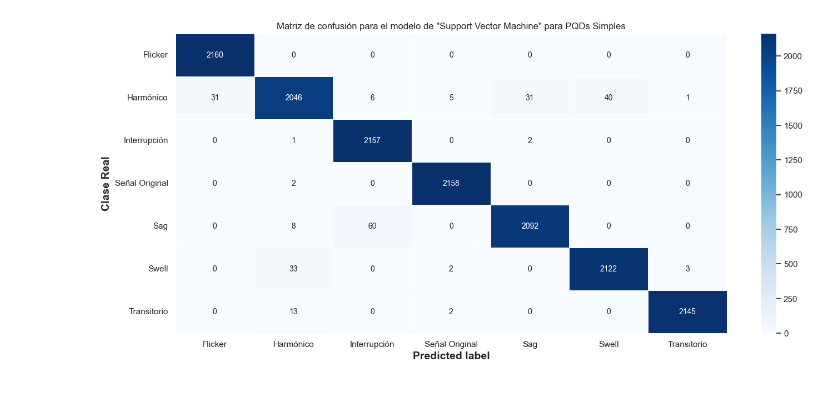
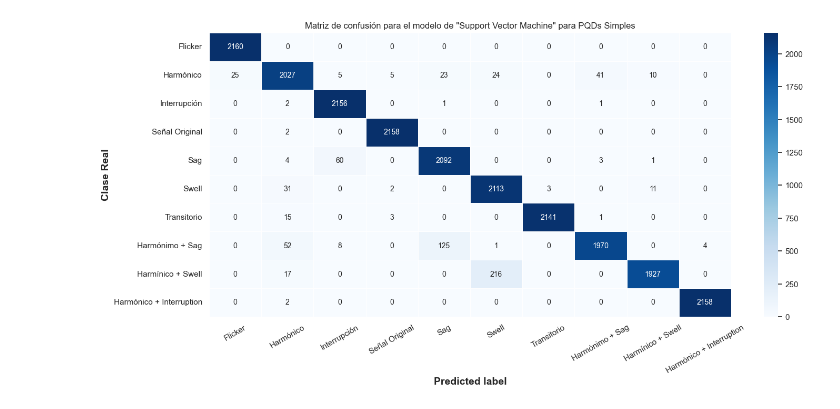
Before and after one commit to SAguadoG/TesisSergioAguado, a Jupyter notebook: SVM_Script.ipynb, the cells around one changed output. Cells and saved outputs as stored; diff of their text form; code cells hidden in the pictures.

```diff
--- a/SVM_Script.ipynb
+++ b/SVM_Script.ipynb
@@ -46,6 +46,9 @@ def load_signal(data_path):
         "sag_signals": 4,
         "swell_signals": 5,
         "transient_signals": 6,
+        "harmonic_sag_signals": 7,
+        "harmonic_swell_signals": 8,
+        "Harmonic_interruption_signals": 9,
     }
 
     # Inicialización de listas para características y etiquetas
@@ -172,23 +192,23 @@ weighted avg       0.98      0.98      0.98     15120
 # %%
 # Se tiene que haber cargado "confusion_matrix" desde scikit_Learn
 matrix = confusion_matrix(y_test, predicciones)
 
 # La mejor dimensión que he encontrado para que se muestre es 16x7, menor se solapan los nombres
 plt.figure(figsize=(16,7))
 # Simplemente dejar la escala de la fuente en un número que no sea demasiado grande
 sns.set(font_scale=1)
 # importante fmt = 'd', si no, lo valores se mostrarán porcentualmente. cmap Blues porque me gusta el azul.
 sns.heatmap(matrix, annot=True, annot_kws={'size':10},fmt= 'd' ,cmap=plt.cm.Blues, linewidths=0.5)
 
 # Add labels to the plot
-class_names = ['Flicker', 'Harmónico', 'Interrupción', 'Señal Original', 'Sag', 'Swell','Transitorio']
+class_names = ['Flicker', 'Harmónico', 'Interrupción', 'Señal Original', 'Sag', 'Swell','Transitorio',"Harmónimo + Sag","Harmínico + Swell", "Harmónico + Interruption"]
 tick_marks = np.arange(len(class_names)) + 0.5
 tick_marks2 = tick_marks
-plt.xticks(tick_marks, class_names, rotation=0)
+plt.xticks(tick_marks, class_names, rotation=30)
 plt.yticks(tick_marks2, class_names, rotation=0)
 plt.xlabel('Predicted label', weight='bold', fontsize=14)
 plt.ylabel('Clase Real', weight='bold', fontsize=14)
 plt.title('Matriz de confusión para el modelo de "Support Vector Machine" para PQDs Simples')
 plt.show()
 # %% [output]
-[figure, old version]
+[figure, new version]
```
Also changed, not shown: parts of 3 cells of this notebook, 2 other files.
